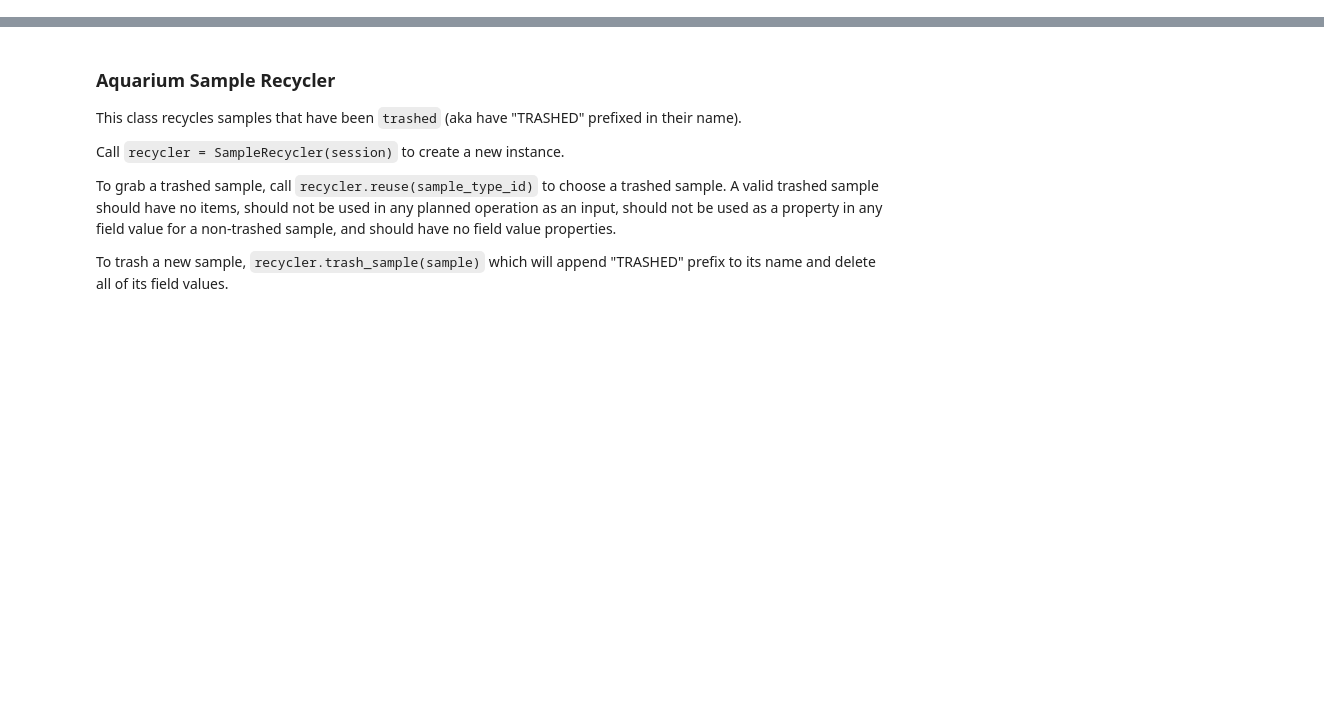
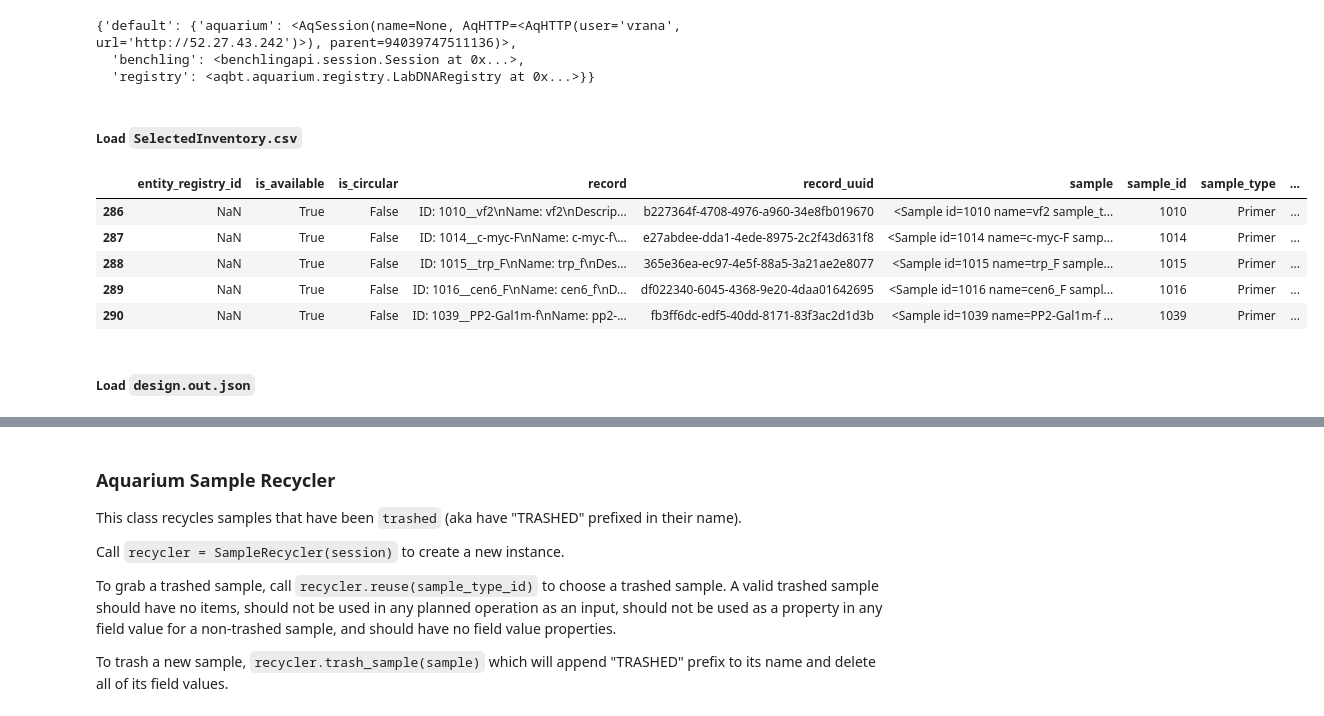
Before and after one commit to jvrana/aqbuildtools, a Jupyter notebook: examples/DASiOutputToAquarium.ipynb, the cells around one changed output, grey strips where cells are left out. Drawn from its saved outputs; the diff is of its cells as text; code cells hidden in the pictures; blank space fills up the shorter version.

```diff
--- a/examples/DASiOutputToAquarium.ipynb
+++ b/examples/DASiOutputToAquarium.ipynb
@@ -0,0 +13,39 @@
+# %%
+# login to Benchling & Aquarium
+from aqbt.tools import config_to_sessions
+from aqbt.tools import parse_config
+import toml
+
+def config(config_path):
+    with open(config_path, "r") as f:
+        return parse_config(toml.load(f))
+
+
+def sessions(config):
+    return config_to_sessions(config)
+
+
+sessions = sessions(config('config.toml'))
+
+benchling = sessions['default']['benchling']
+registry = sessions['default']['registry']
+session = sessions['default']['aquarium']
+sessions
+# %% [output]
+{'default': {'aquarium': <AqSession(name=None, AqHTTP=<AqHTTP(user='vrana', url='http://52.27.43.242')>), parent=94039747511136)>,
+  'benchling': <benchlingapi.session.Session at 0x...>,
+  'registry': <aqbt.aquarium.registry.LabDNARegistry at 0x...>}}
+# %% [markdown]
+##### Load `SelectedInventory.csv`
+# %%
+inv_df = pd.read_csv("SelectedInventory.csv", index_col=0)
+inv_df.head()
+# %% [output]
+|  | entity_registry_id | is_available | is_circular | record | record_uuid | sample | sample_id | sample_type | ... |
+| 286 | NaN | True | False | ID: 1010__vf2\nName: vf2\nDescrip... | b227364f-4708-4976-a960-34e8fb019670 | <Sample id=1010 name=vf2 sample_t... | 1010 | Primer | ... |
+| 287 | NaN | True | False | ID: 1014__c-myc-F\nName: c-myc-f\... | e27abdee-dda1-4ede-8975-2c2f43d631f8 | <Sample id=1014 name=c-myc-F samp... | 1014 | Primer | ... |
+| 288 | NaN | True | False | ID: 1015__trp_F\nName: trp_f\nDes... | 365e36ea-ec97-4e5f-88a5-3a21ae2e8077 | <Sample id=1015 name=trp_F sample... | 1015 | Primer | ... |
+| 289 | NaN | True | False | ID: 1016__cen6_F\nName: cen6_f\nD... | df022340-6045-4368-9e20-4daa01642695 | <Sample id=1016 name=cen6_F sampl... | 1016 | Primer | ... |
+| 290 | NaN | True | False | ID: 1039__PP2-Gal1m-f\nName: pp2-... | fb3ff6dc-edf5-40dd-8171-83f3ac2d1d3b | <Sample id=1039 name=PP2-Gal1m-f ... | 1039 | Primer | ... |
+# %% [markdown]
+##### Load `design.out.json`
```
Also changed, not shown: parts of 17 cells of this notebook, 6 other files.
